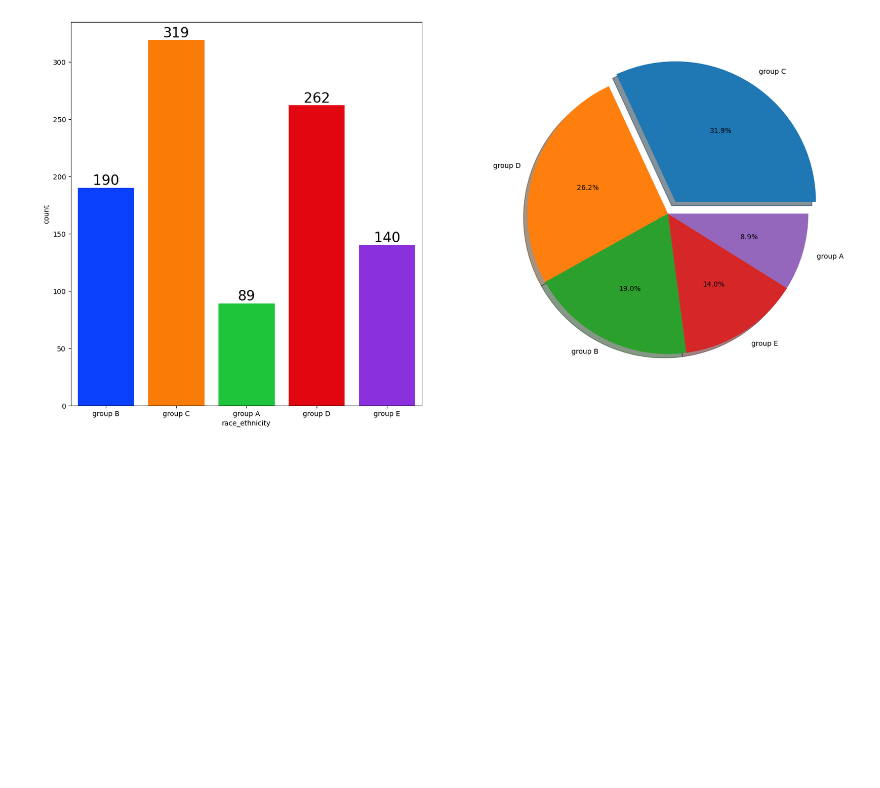
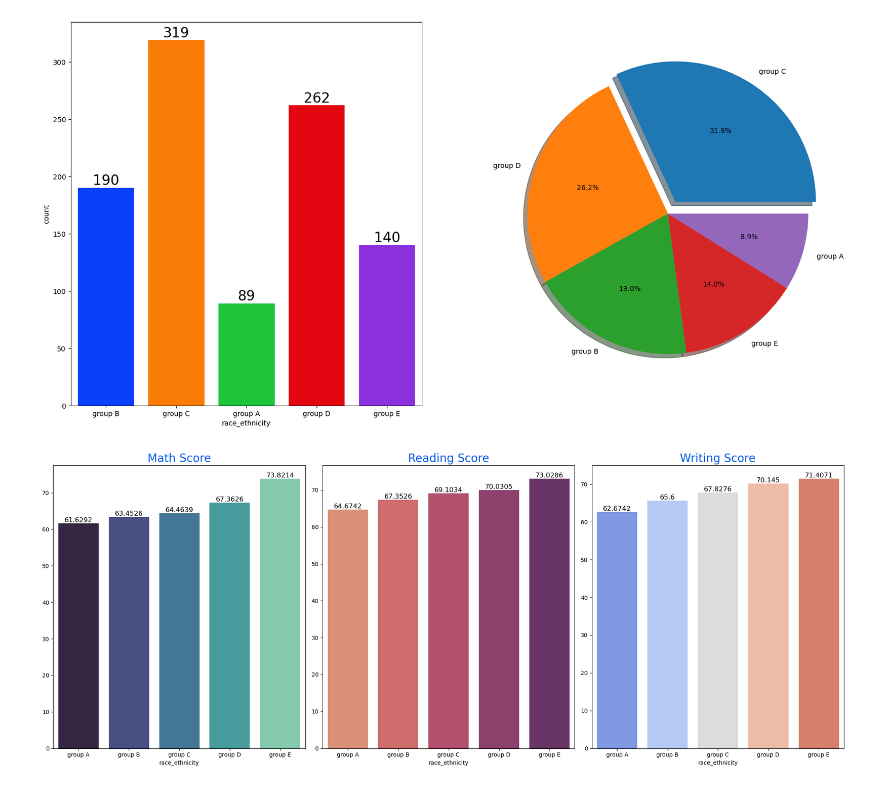
Before and after one commit to Hayfa0729/ML_PROJECT-1, a Jupyter notebook: notebook/1. EDA STUDENT PERFORMANCE.ipynb, the cells around one changed output. Cells and saved outputs as stored; diff of their text form; code cells hidden in the pictures; blank space fills up the shorter version.

Commit message:
Completed Data PreProcessing and EDA

```diff
--- a/notebook/1. EDA STUDENT PERFORMANCE.ipynb
+++ b/notebook/1. EDA STUDENT PERFORMANCE.ipynb
@@ -671,0 +677,65 @@ plt.show()
+# %%
+df = pd.read_csv('data/stud.csv')
+# %%
+Group_data2 = df.groupby('race_ethnicity')
+
+fig, ax = plt.subplots(1, 3, figsize=(20, 8))
+
+# Math score
+math_mean = Group_data2['math_score'].mean()
+
+sns.barplot(
+    x=math_mean.index,
+    y=math_mean.values,
+    hue=math_mean.index,
+    palette='mako',
+    legend=False,
+    ax=ax[0]
+)
+
+ax[0].set_title('Math Score', color='#005ce6', size=20)
+
+for container in ax[0].containers:
+    ax[0].bar_label(container, color='black', size=12)
+
+
+# Reading score
+reading_mean = Group_data2['reading_score'].mean()
+
+sns.barplot(
+    x=reading_mean.index,
+    y=reading_mean.values,
+    hue=reading_mean.index,
+    palette='flare',
+    legend=False,
+    ax=ax[1]
+)
+
+ax[1].set_title('Reading Score', color='#005ce6', size=20)
+
+for container in ax[1].containers:
+    ax[1].bar_label(container, color='black', size=12)
+
+
+# Writing score
+writing_mean = Group_data2['writing_score'].mean()
+
+sns.barplot(
+    x=writing_mean.index,
+    y=writing_mean.values,
+    hue=writing_mean.index,
+    palette='coolwarm',
+    legend=False,
+    ax=ax[2]
+)
+
+ax[2].set_title('Writing Score', color='#005ce6', size=20)
+
+for container in ax[2].containers:
+    ax[2].bar_label(container, color='black', size=12)
+
+
+plt.tight_layout()
+plt.show()
+# %% [output]
+[figure, added]
```
Also changed, not shown: parts of 16 cells of this notebook, 2 other files.
